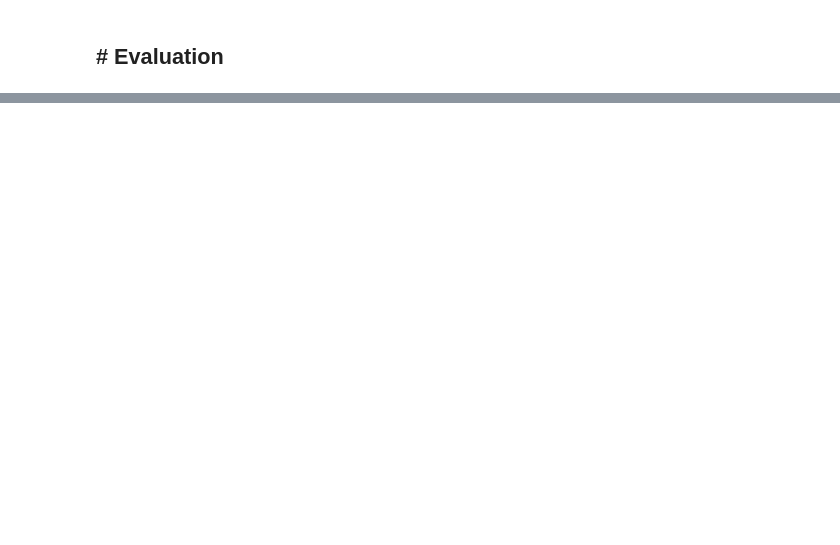
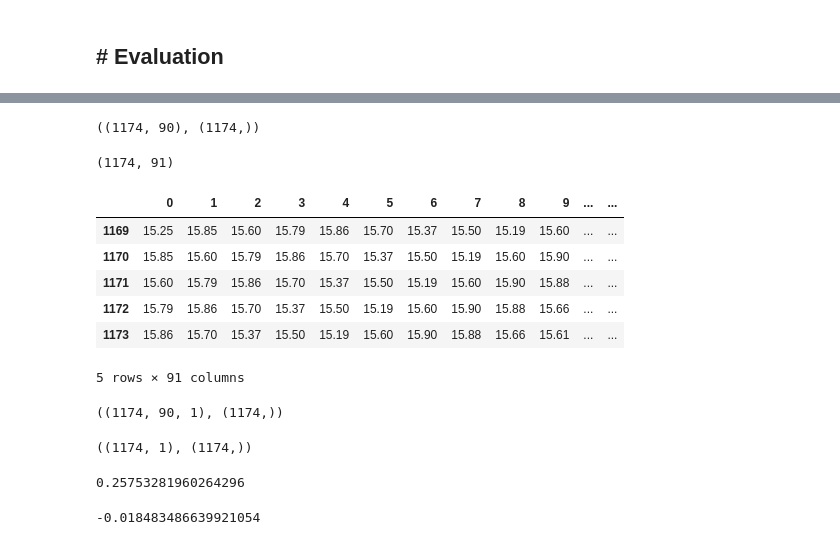
Before and after one commit to htbrandao/dl-a-z, a Jupyter notebook: notebooks/sess_14.ipynb, the cells around one changed output, grey strips where cells are left out. Drawn from its saved outputs; the diff is of its cells as text; code cells hidden in the pictures; blank space fills up the shorter version.

```diff
--- a/notebooks/sess_14.ipynb
+++ b/notebooks/sess_14.ipynb
@@ -80,0 +182,3 @@ df_open.tail()
+# %%
+df_test = pd.read_csv('../datasets/petr4_teste.csv')
+df_test.shape, df_test.columns
@@ -80,0 +197,4 @@ df_open.tail()
+# %%
+df_complete = pd.concat(objs=[df_train, df_test], axis=0)
+df_complete.reset_index(inplace=True, drop=True)
+df_complete.shape
@@ -80,0 +212,27 @@ df_open.tail()
+# %%
+x, y = daysbefore(df_complete, 90, 'Open')
+# %%
+x.shape, y.shape
+# %% [output]
+((1174, 90), (1174,))
+# %%
+df_open_test = pd.DataFrame(data=x)
+df_open_test['target'] = y
+df_open_test.shape
+# %% [output]
+(1174, 91)
+# %%
+df_open_test.tail()
+# %% [output]
+|  | 0 | 1 | 2 | 3 | 4 | 5 | 6 | 7 | 8 | 9 | ... | ... |
+| 1169 | 15.25 | 15.85 | 15.60 | 15.79 | 15.86 | 15.70 | 15.37 | 15.50 | 15.19 | 15.60 | ... | ... |
+| 1170 | 15.85 | 15.60 | 15.79 | 15.86 | 15.70 | 15.37 | 15.50 | 15.19 | 15.60 | 15.90 | ... | ... |
+| 1171 | 15.60 | 15.79 | 15.86 | 15.70 | 15.37 | 15.50 | 15.19 | 15.60 | 15.90 | 15.88 | ... | ... |
+| 1172 | 15.79 | 15.86 | 15.70 | 15.37 | 15.50 | 15.19 | 15.60 | 15.90 | 15.88 | 15.66 | ... | ... |
+| 1173 | 15.86 | 15.70 | 15.37 | 15.50 | 15.19 | 15.60 | 15.90 | 15.88 | 15.66 | 15.61 | ... | ... |
+5 rows × 91 columns
+# %%
+x = np.reshape(x, (x.shape[0], x.shape[1], 1))
+x.shape, y.shape
+# %% [output]
+((1174, 90, 1), (1174,))
@@ -80,0 +241,12 @@ df_open.tail()
+# %%
+pred.shape, y.shape
+# %% [output]
+((1174, 1), (1174,))
+# %%
+y.mean() - pred.mean()
+# %% [output]
+0.25753281960264296
+# %%
+y.std() - pred.std()
+# %% [output]
+-0.018483486639921054
```
Also changed, not shown: parts of 30 cells of this notebook.
